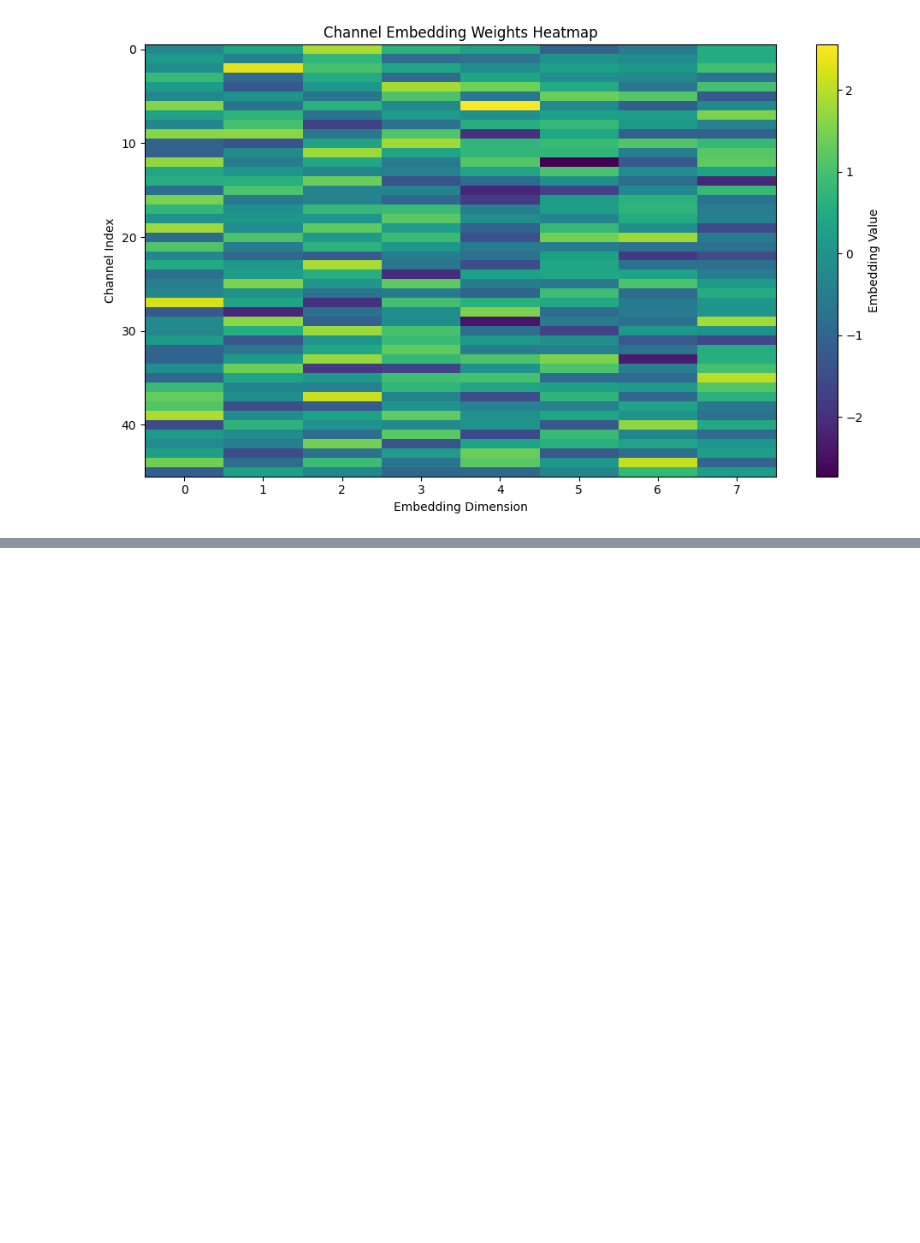
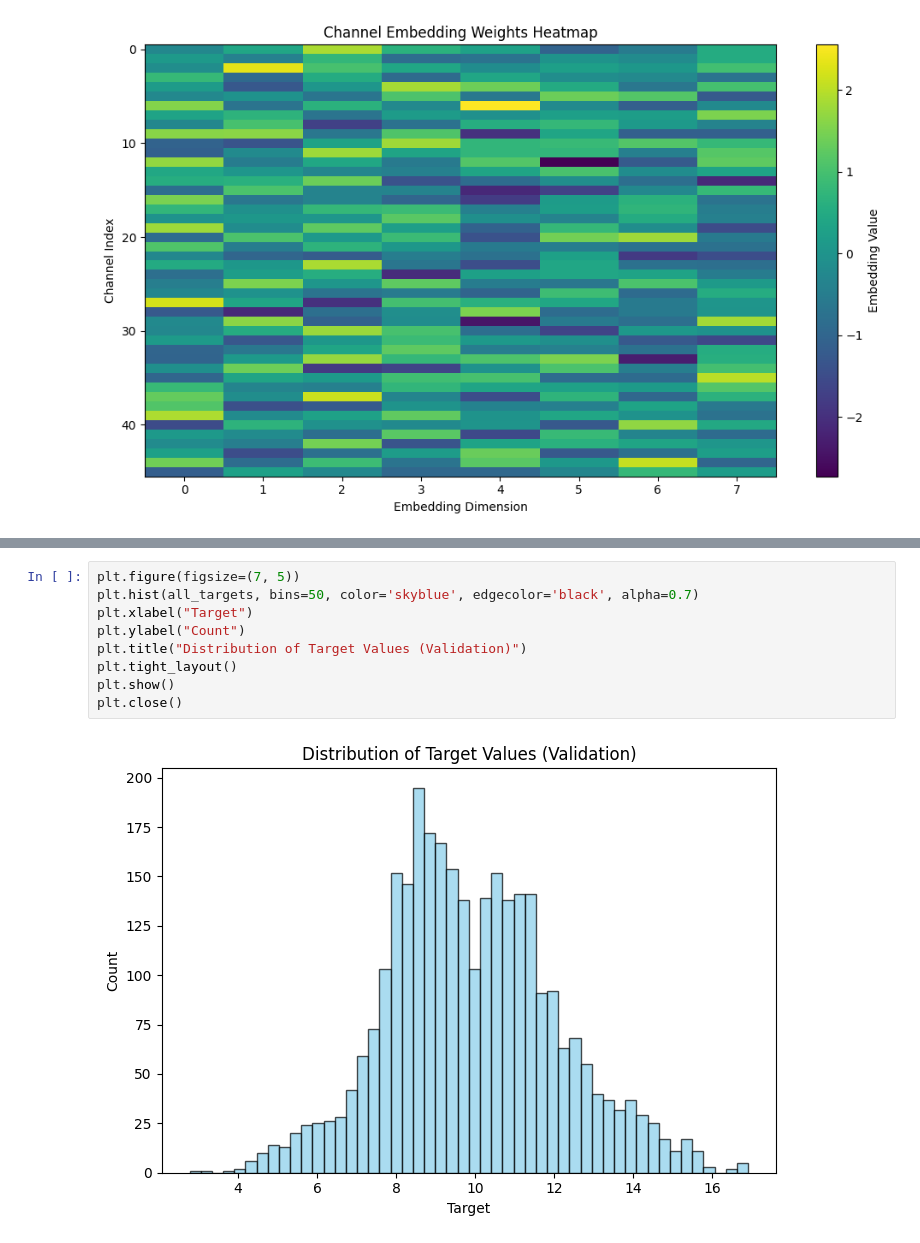
Before and after one commit to keyvanatt/MODAL, a Jupyter notebook: analyseModele.ipynb, the cells around one changed output, grey strips where cells are left out. Drawn from its saved outputs; the diff is of its cells as text; blank space fills up the shorter version.

```diff
--- a/analyseModele.ipynb
+++ b/analyseModele.ipynb
@@ -183,0 +201,11 @@ plt.close()
+# %%
+plt.figure(figsize=(7, 5))
+plt.hist(all_targets, bins=50, color='skyblue', edgecolor='black', alpha=0.7)
+plt.xlabel("Target")
+plt.ylabel("Count")
+plt.title("Distribution of Target Values (Validation)")
+plt.tight_layout()
+plt.show()
+plt.close()
+# %% [output]
+[figure, added]
```
Also changed, not shown: parts of 8 cells of this notebook, 4 other files.
